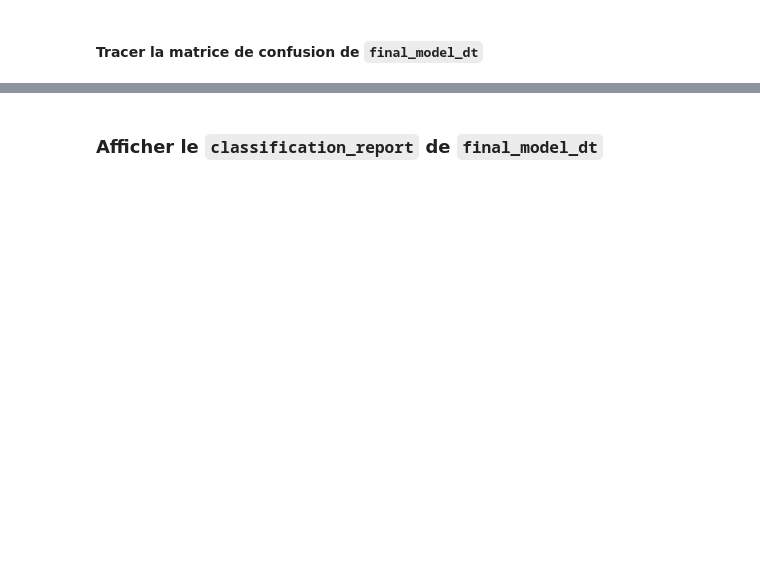
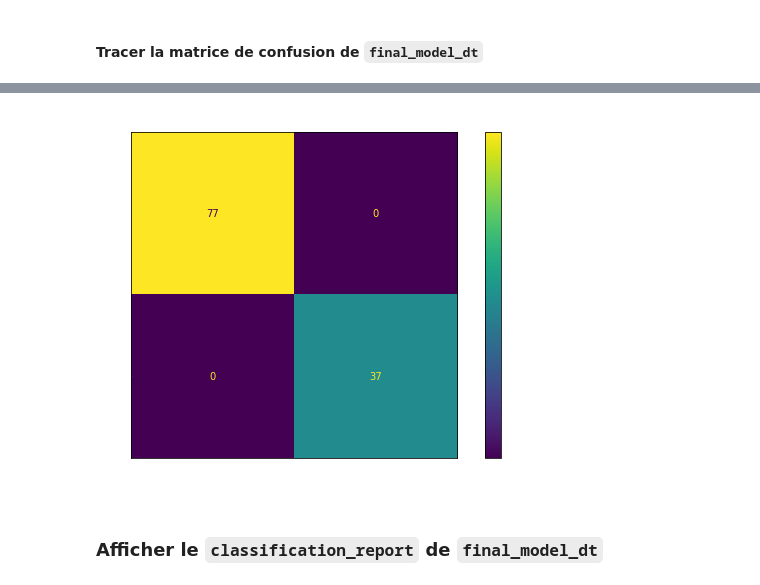
Before and after one commit to aymenchabbouh/machine_learning_project, a Jupyter notebook: Projet_Final_4CINFOGL1.ipynb, the cells around one changed output, grey strips where cells are left out. Saved outputs shown, nothing was run; the diff lists cells and outputs as text; code cells hidden in the pictures; blank space fills up the shorter version.

```diff
--- a/Projet_Final_4CINFOGL1.ipynb
+++ b/Projet_Final_4CINFOGL1.ipynb
@@ -42,3 +107,6 @@ import matplotlib.pyplot as plt
+# %%
+from sklearn.model_selection import train_test_split
+X_train,X_test,Y_train,Y_test = train_test_split(X,Y,test_size=0.2, random_state=3)
 # %% [markdown]
 <h1 align="center"><font size="7">K Nearest Neighbor(KNN)</font></h1>
 # %%
@@ -66,5 +140,11 @@ from sklearn.model_selection import GridSearchCV
 ##### - __`criterion`__ : qui peut être soit l'indice de Gini soit l'entropie
 ##### - __`max_depth`__ : qui varie de 1 à 19
 ##### - __`splitter`__ : qui peut être soit best ou random
+# %%
+param_grid = {
+    "criterion"  : ["gini", "entropy"],
+    'max_depth' : np.arange(1,19),
+    'splitter' : ["best", "random"]
+}
 # %% [markdown]
 #### Créer une instance de recherche par grille appliquée sur l'algorithme de classification par arbre de décision. La recherche doit tester toutes les combinaisons des valeurs des hyperparamètres de la grille de la question précédente. La recherche doit se faire à travers une validation croisée à 5 découpes.
@@ -84,2 +220,12 @@ features = ['clump_thickness', 'uniformity_of_cell_size', 'uniformity_of_cell_sh
+# %%
+matrix = plot_confusion_matrix(grid, X_test,Y_test)
+matrix.ax_.set_title("Confusion Matrix", color="White")
+plt.xlabel("Predected Label", color="White")
+plt.ylabel("True label", color="white")
+plt.gcf().axes[0].tick_params(colors="white")
+plt.gcf().axes[1].tick_params(colors="white")
+plt.gcf().set_size_inches(10,6)
+# %% [output]
+[figure, added]
 # %% [markdown]
 ### Afficher le __`classification_report`__ de __`final_model_dt`__
```
Also changed, not shown: parts of 26 cells of this notebook.
